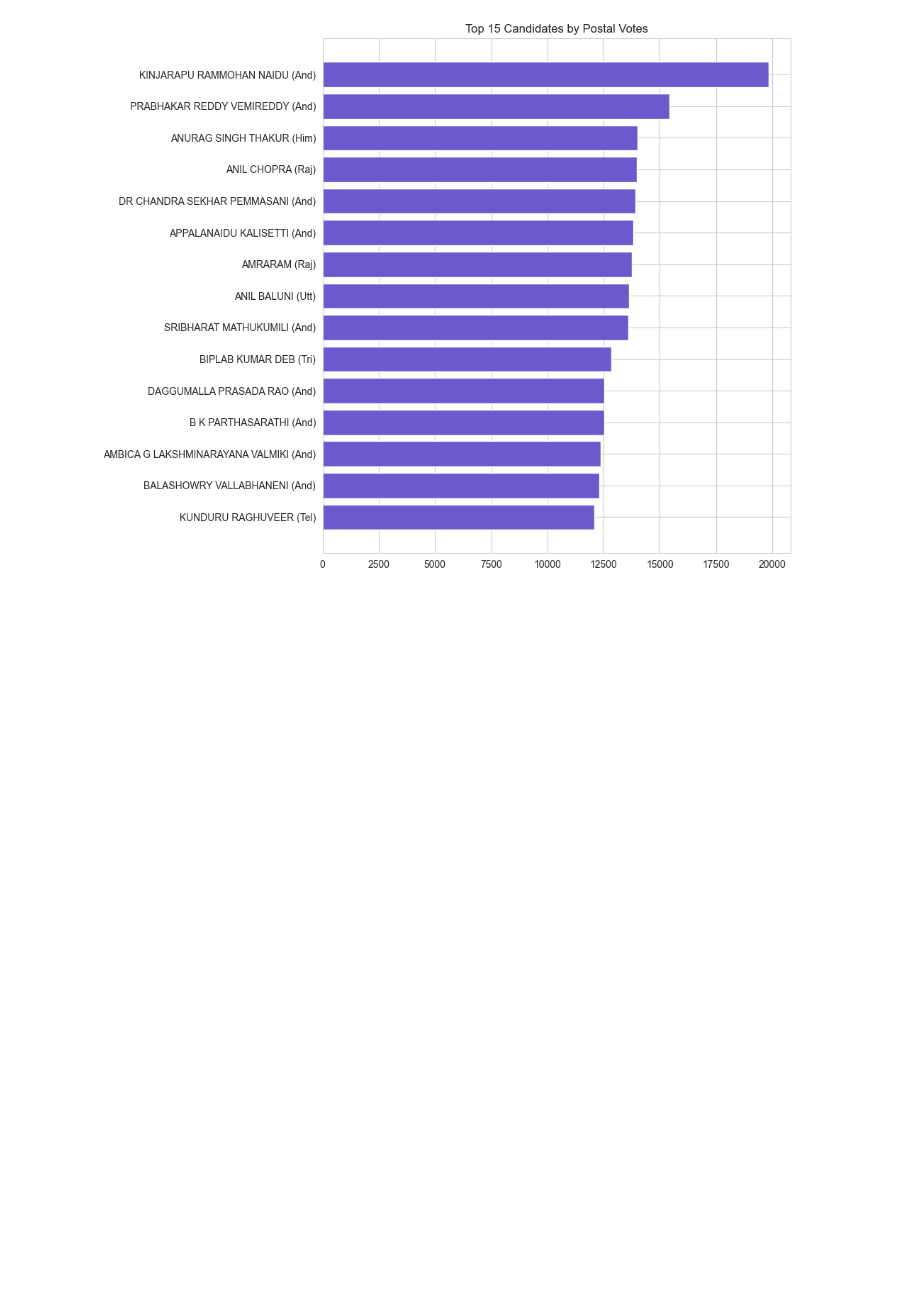
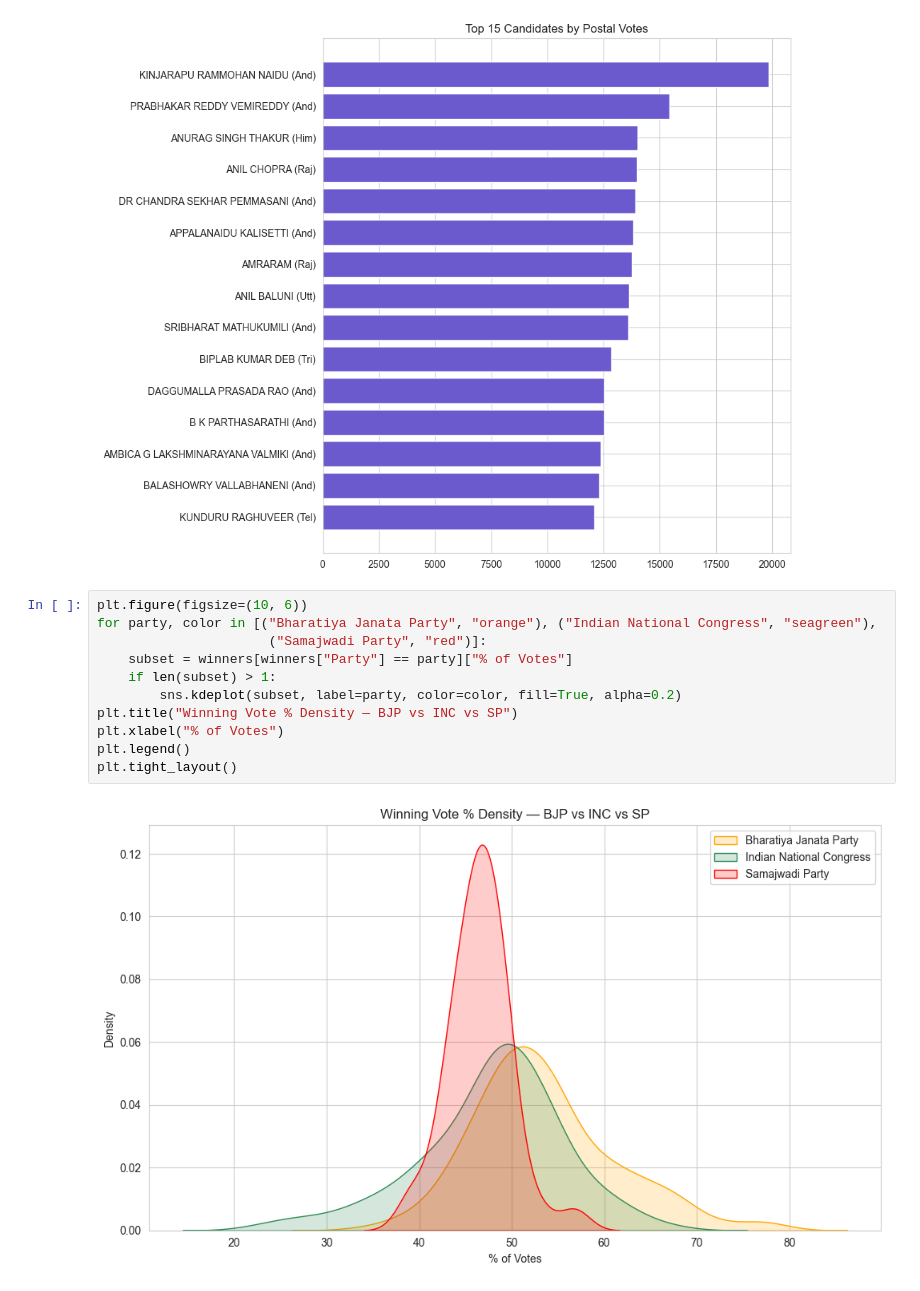
Before and after one commit to geershatisaxena/Election, a Jupyter notebook: res.ipynb, the cells around one changed output. Cells and saved outputs as stored; diff of their text form; blank space fills up the shorter version.

```diff
--- a/res.ipynb
+++ b/res.ipynb
@@ -1506,3 +1506,16 @@ plt.gca().invert_yaxis()
 plt.tight_layout()
 # %% [output]
 [figure]
+# %%
+plt.figure(figsize=(10, 6))
+for party, color in [("Bharatiya Janata Party", "orange"), ("Indian National Congress", "seagreen"),
+                      ("Samajwadi Party", "red")]:
+    subset = winners[winners["Party"] == party]["% of Votes"]
+    if len(subset) > 1:
+        sns.kdeplot(subset, label=party, color=color, fill=True, alpha=0.2)
+plt.title("Winning Vote % Density — BJP vs INC vs SP")
+plt.xlabel("% of Votes")
+plt.legend()
+plt.tight_layout()
+# %% [output]
+[figure, added]
```
